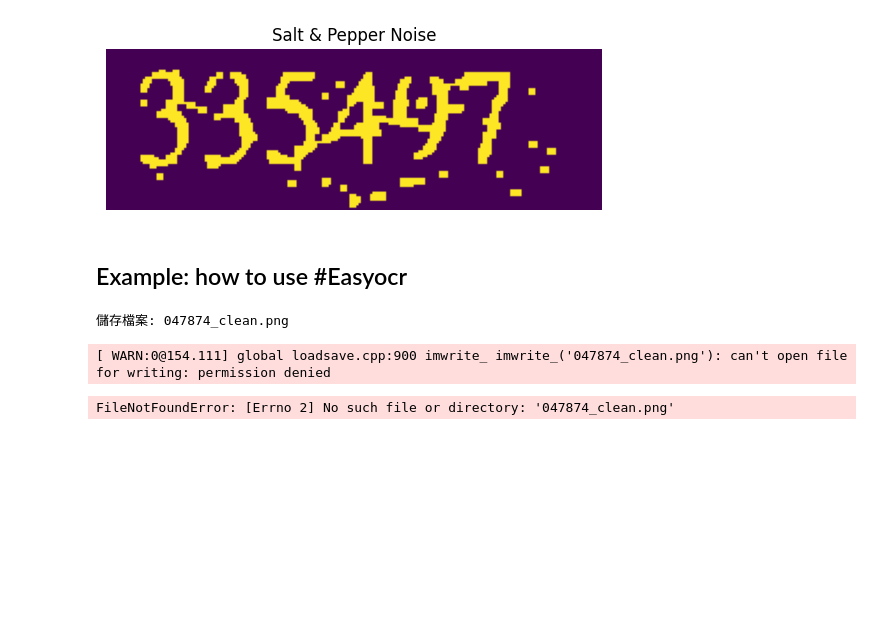
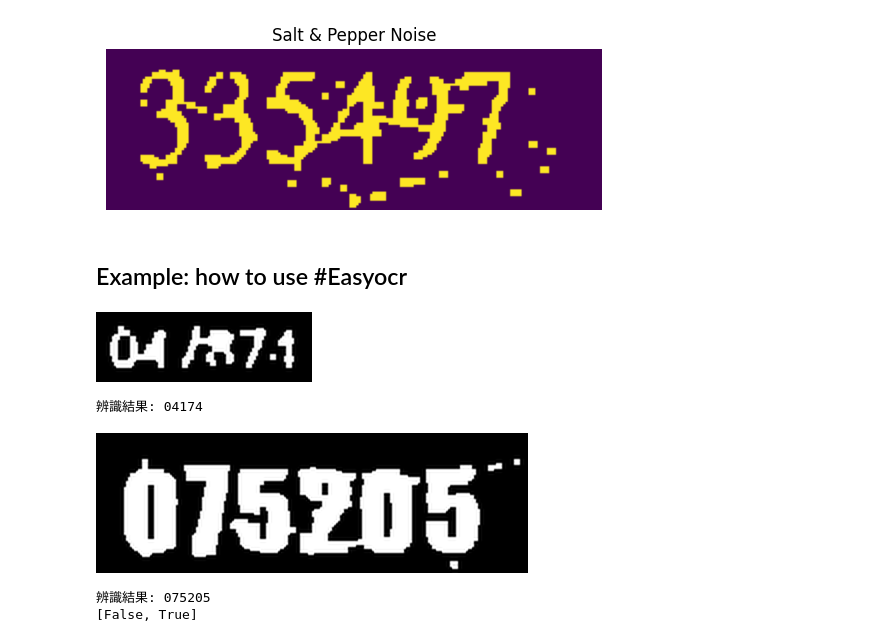
Before and after one commit to chengruchou/Image-Processing, a Jupyter notebook: hw2/demo.ipynb, the cells around one changed output. Drawn from its saved outputs; the diff is of its cells as text; code cells hidden in the pictures; blank space fills up the shorter version.

```diff
--- a/hw2/demo.ipynb
+++ b/hw2/demo.ipynb
@@ -277,52 +277,60 @@ plt.show()
 # %%
 import easyocr
 from PIL import Image
 import cv2
+from IPython.display import display
 
-#---------- 參數 -------------------------------------------------------------#
-flist = ['images/047874', 'images/075205']   # 測試影像（不含副檔名）
-reader = easyocr.Reader(['en'], gpu='mps')   # OCR 讀取器
+# ---------- 參數 ------------------------------------------------------------- #
+flist  = ['images/047874', 'images/075205']       # 測試影像（不含副檔名）
+reader = easyocr.Reader(['en'], gpu='mps')        # OCR 讀取器
 true_table = []
 
-#---------- 主迴圈 -----------------------------------------------------------#
+# ---------- 主迴圈 ----------------------------------------------------------- #
 for f in flist:
     # 1. 讀圖
     imgcv = cv2.imread(f + '.png')
 
     # 2. 加入 salt‑and‑pepper 噪聲 → 二值化
     noisy_sp = salt_and_pepper_noise(imgcv, amount=0.02)
     noisy_sp = load_binary_image(noisy_sp)
 
     # 3. 去噪（針對 noisy_sp，而非原圖）
-    result_image = deSaltPepper_func(noisy_sp)
+    result_image = deSaltPepper_func(noisy_sp)    # ← numpy 陣列 (H×W) 或 (H×W×C)
 
-    # 4. 存檔 & 顯示（Jupyter）
-    tmp_path = f.split('/')[-1] + '_clean.png'   # → 047874_clean.png
+    # 4. 顯示（Jupyter）──不用先存檔
+    preview = result_image
+    if preview.ndim == 2:                         # 若是灰階先變成 3 channel，方便 display
+        preview = cv2.cvtColor(preview, cv2.COLOR_GRAY2RGB)
+    pil_img = Image.fromarray(preview)
+    pil_img = pil_img.resize((pil_img.width * 2, pil_img.height * 2),
+                             Image.Resampling.LANCZOS)
+    display(pil_img)
 
-    print(f'儲存檔案: {tmp_path}')
-    cv2.imwrite(tmp_path, result_image)
+    # 5. OCR 只讀數字──直接把 numpy 陣列餵進 EasyOCR
+    #    EasyOCR 需要 RGB，因此若目前是 BGR 或灰階，要先轉
+    if result_image.ndim == 2:                    # 灰階 → RGB
+        img_for_ocr = cv2.cvtColor(result_image, cv2.COLOR_GRAY2RGB)
+    else:                                         # BGR → RGB
+        img_for_ocr = cv2.cvtColor(result_image, cv2.COLOR_BGR2RGB)
 
-    img = Image.open(tmp_path)
-    img = img.resize((img.width * 2, img.height * 2), Image.Resampling.LANCZOS)
-    display(img)
-
-    # 5. OCR 只讀數字
     text = ''.join(
         reader.readtext(
-            tmp_path,
-            detail=0,
-            allowlist='0123456789',
-            batch_size=100,
-            decoder='beamsearch'
+            img_for_ocr,
+            detail   = 0,
+            allowlist= '0123456789',
+            batch_size = 100,
+            decoder  = 'beamsearch'
         )
     )
     print(f'辨識結果: {text}')
 
     # 6. 與檔名最後 6 位（真正標籤）比對
     true_table.append(text == f[-6:])
 
 print(true_table)
 # %% [output]
+[figure, added]
-儲存檔案: 047874_clean.png
+辨識結果: 04174
+[figure, added]
-[ WARN:0@154.111] global loadsave.cpp:900 imwrite_ imwrite_('047874_clean.png'): can't open file for writing: permission denied
+辨識結果: 075205
+[False, True]
-FileNotFoundError: [Errno 2] No such file or directory: '047874_clean.png'
```
